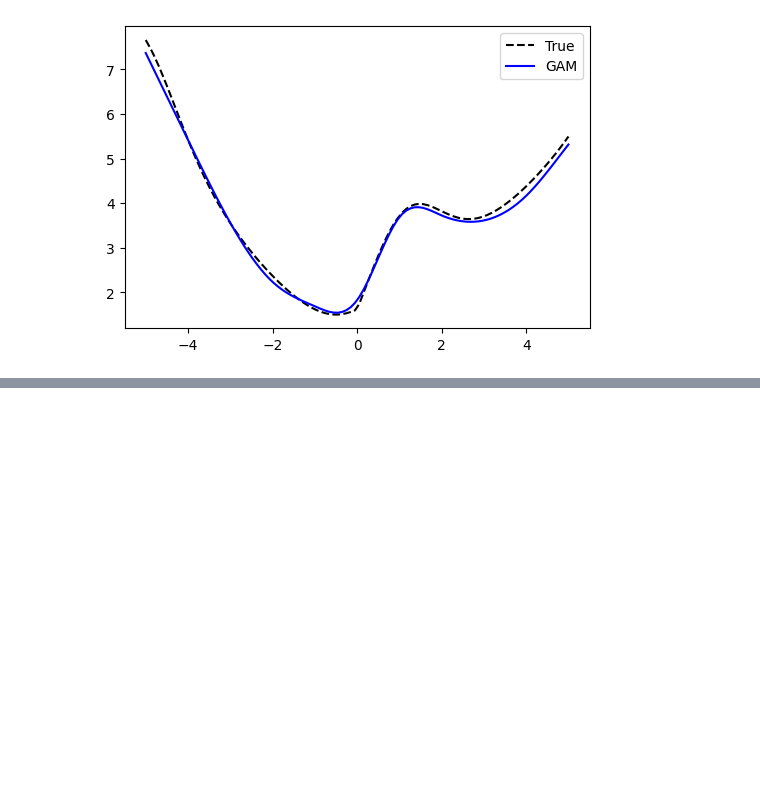
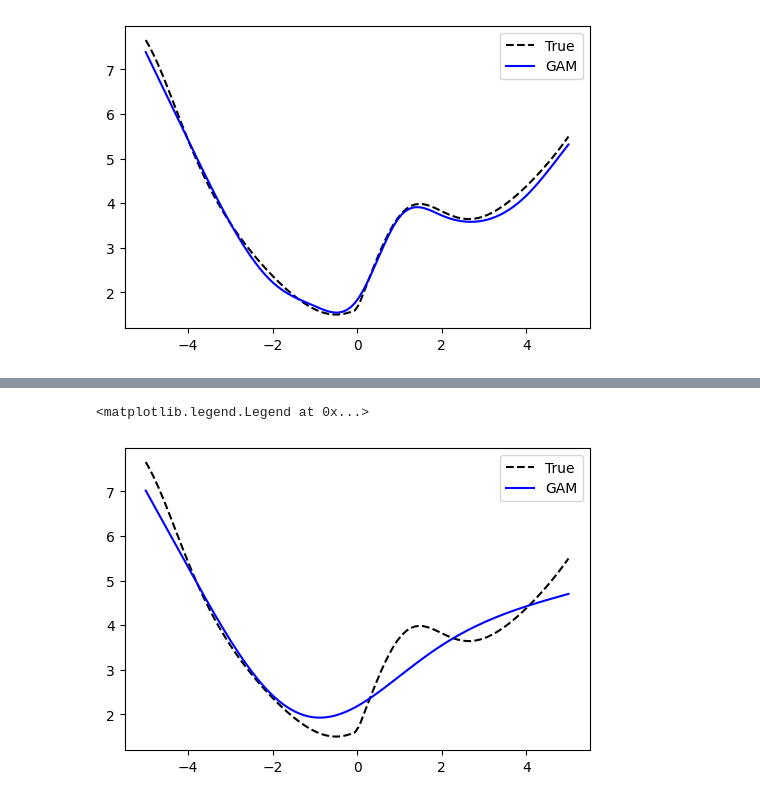
Before and after one commit to pzivich/Delicatessen, a Jupyter notebook: examples/Generalized-Additive-Model.ipynb, the cells around one changed output, grey strips where cells are left out. Saved outputs shown, nothing was run; the diff lists cells and outputs as text; code cells hidden in the pictures; blank space fills up the shorter version.

Commit message:
Updating GAM example with penalty strength

```diff
--- a/examples/Generalized-Additive-Model.ipynb
+++ b/examples/Generalized-Additive-Model.ipynb
@@ -90,7 +90,7 @@ def psi(theta):
                                y=y,
                                X=X,
                                model='linear',
-                               penalty=[0, ] + [2, ]*8)
+                               penalty=[0, 0, ] + [2, ]*7)
 # %% [markdown]
 ### Estimation
 
@@ -119,0 +124,25 @@ plt.legend()
+# %%
+def psi(theta):
+    return ee_ridge_regression(theta=theta,
+                               y=y,
+                               X=X,
+                               model='linear',
+                               penalty=[0, 0, ] + [10000, ]*7)
+# %%
+estr = MEstimator(psi, init=[0., ]*9)
+estr.estimate(solver='lm')
+# %%
+p = pd.DataFrame()
+p['X'] = np.linspace(-5, 5, 100)
+p['C'] = 1
+p[cols] = spline(p['X'], knots=knots, term=3)
+Xp = np.asarray(p[['C', 'X'] + cols])
+
+y_pred = np.dot(Xp, estr.theta)
+# %%
+plt.plot(p['X'], np.exp(np.sin(p['X'] + 0.5)) + np.abs(p['X']), '--', color='k', label='True')
+plt.plot(p['X'], y_pred, '-', color='blue', label='GAM')
+plt.legend()
+# %% [output]
+<matplotlib.legend.Legend at 0x...>
+[figure, added]
```
Also changed, not shown: parts of 8 cells of this notebook.
